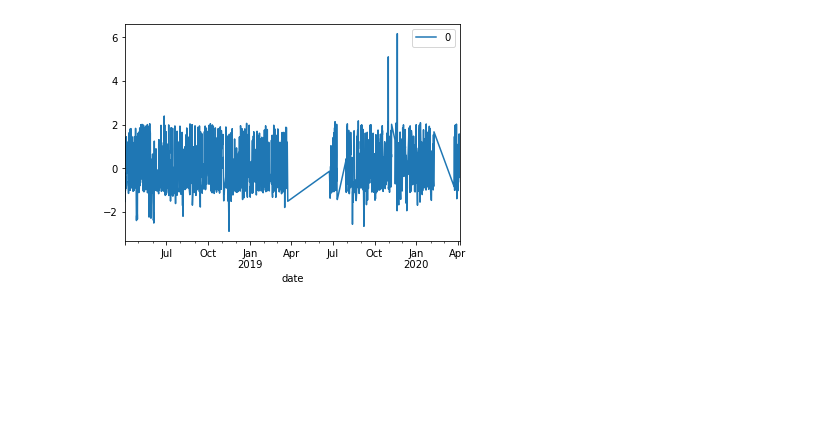
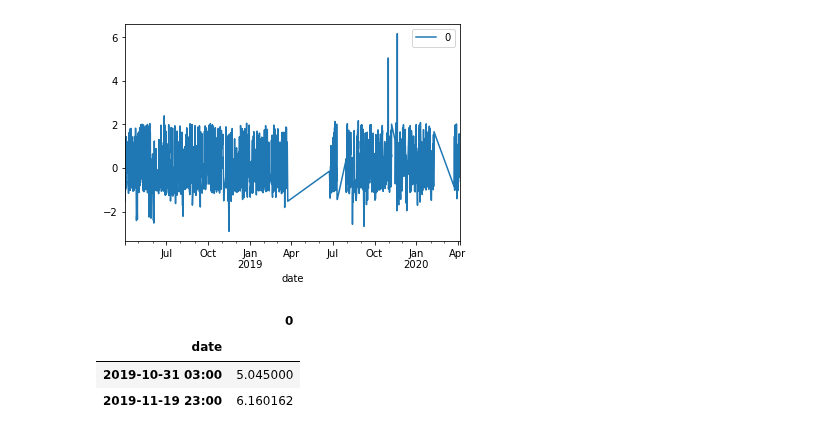
Before and after one commit to AiZhanghan/gearbox-fault-detection, a Jupyter notebook: code/train/li_niu_ping/5.ipynb, the cells around one changed output. Cells and saved outputs as stored; diff of their text form; code cells hidden in the pictures; blank space fills up the shorter version.

```diff
--- a/code/train/li_niu_ping/5.ipynb
+++ b/code/train/li_niu_ping/5.ipynb
@@ -78,3 +96,10 @@ anomaly_scores.plot()
 # %% [output]
 <AxesSubplot:xlabel='date'>
 [figure]
+# %%
+anomaly_scores[anomaly_scores[0] > 4]
+# %% [output]
+|  | 0 |
+| date |  |
+| 2019-10-31 03:00 | 5.045000 |
+| 2019-11-19 23:00 | 6.160162 |
```
Also changed, not shown: parts of 1 cell of this notebook, 11 other files.
